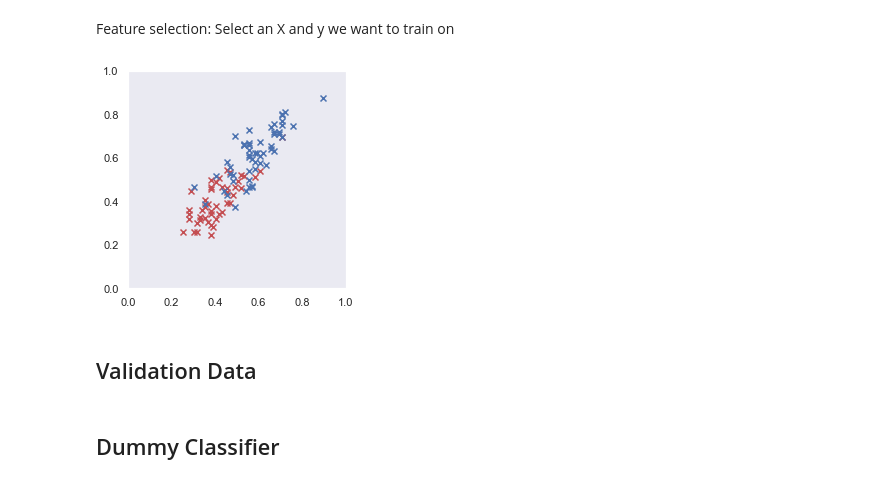
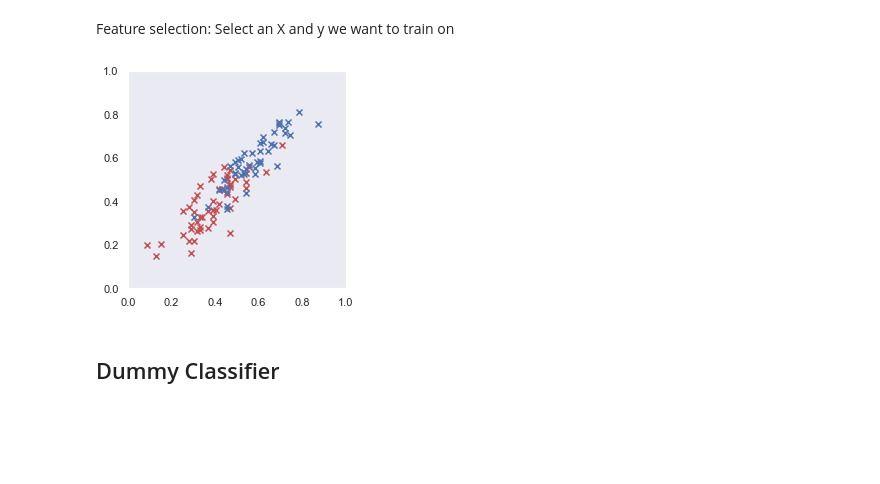
Before and after one commit to rmanaem/esports-prediction, a Jupyter notebook: src/training.ipynb, the cells around one changed output. Drawn from its saved outputs; the diff is of its cells as text; code cells hidden in the pictures; blank space fills up the shorter version.

```diff
--- a/src/training.ipynb
+++ b/src/training.ipynb
@@ -152,11 +159,9 @@ X_tst = tst_df[['kill_advantage','gold_advantage']].values
 y_tst = tst_df[['winner']].values.T[0]
 X_trn, X_tst = scale_data(X_trn, X_tst)
 # %%
-plot_data(X_tst[:100], y_tst[:100])
+plot_data(X_trn[:100], y_trn[:100])
 # %% [output]
-[figure, old version]
+[figure, new version]
-# %% [markdown]
-## Validation Data
 # %% [markdown]
 ## Dummy Classifier
 # %%
```
Also changed, not shown: parts of 3 cells of this notebook.
